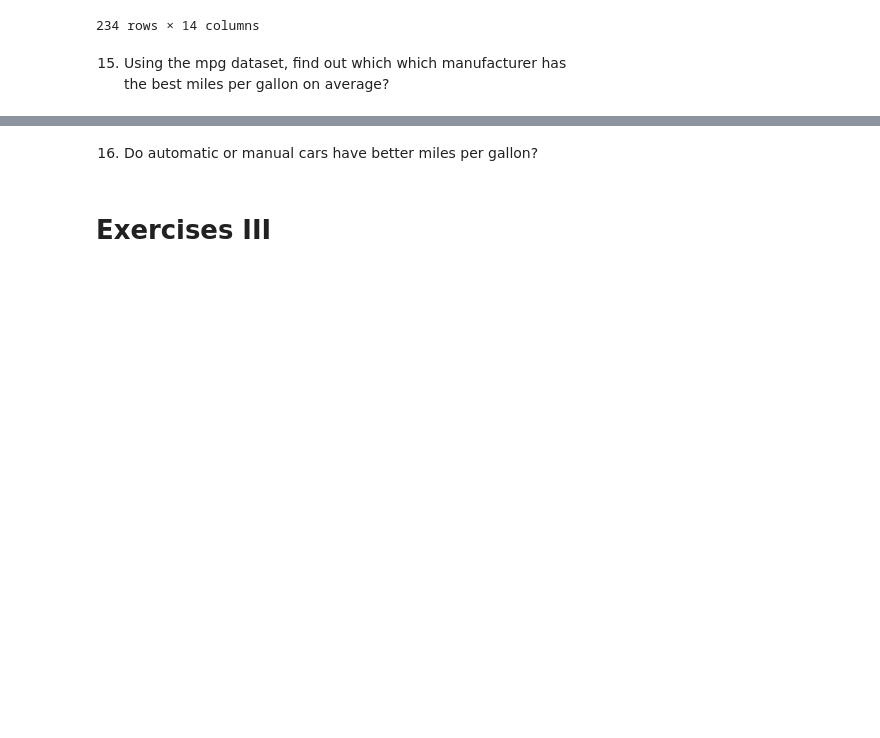
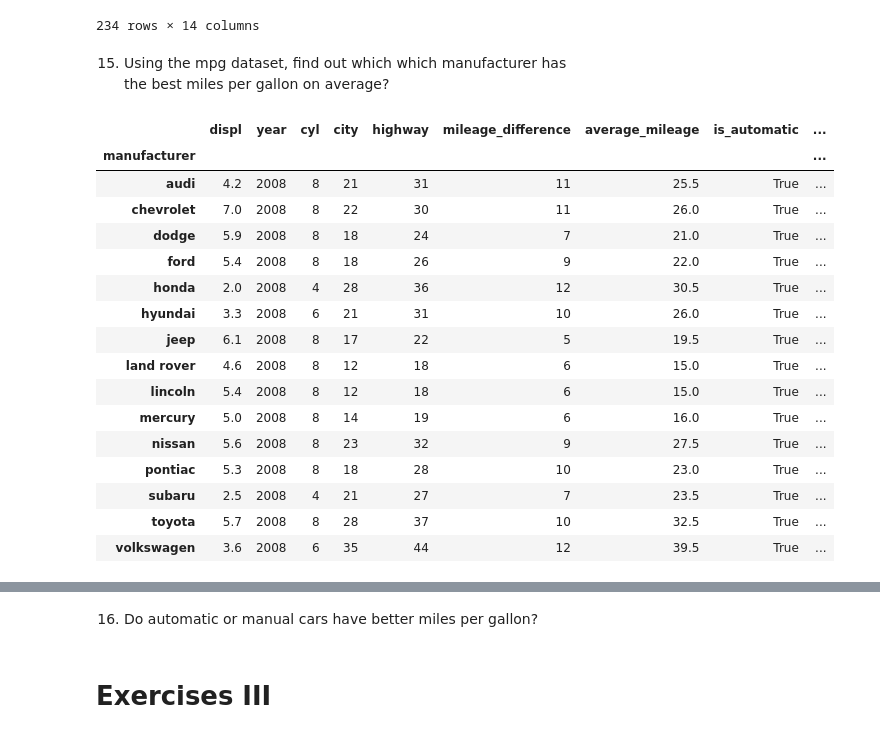
Before and after one commit to nicholas-dougherty/numpy-pandas-visualization-exercises, a Jupyter notebook: advanced_dataframes.ipynb, the cells around one changed output, grey strips where cells are left out. Cells and saved outputs as stored; diff of their text form; code cells hidden in the pictures; blank space fills up the shorter version.

```diff
--- a/advanced_dataframes.ipynb
+++ b/advanced_dataframes.ipynb
@@ -443,4 +487,26 @@ mpg
 15. Using the mpg dataset, find out which which manufacturer has
 the best miles per gallon on average?
 # %%
-# distinct_manu to show the manufacturers separately
+mpg.groupby('manufacturer').max('average_mileage')
+# Volkswagen
+# incorrect. Trying to figure out why.
+
+# mpg.groupby('manufacturer').average_mileage.mean().sort_values(ascending=False).round(2)
+# %% [output]
+|  | displ | year | cyl | city | highway | mileage_difference | average_mileage | is_automatic | ... |
+| manufacturer |  |  |  |  |  |  |  |  | ... |
+| audi | 4.2 | 2008 | 8 | 21 | 31 | 11 | 25.5 | True | ... |
+| chevrolet | 7.0 | 2008 | 8 | 22 | 30 | 11 | 26.0 | True | ... |
+| dodge | 5.9 | 2008 | 8 | 18 | 24 | 7 | 21.0 | True | ... |
+| ford | 5.4 | 2008 | 8 | 18 | 26 | 9 | 22.0 | True | ... |
+| honda | 2.0 | 2008 | 4 | 28 | 36 | 12 | 30.5 | True | ... |
+| hyundai | 3.3 | 2008 | 6 | 21 | 31 | 10 | 26.0 | True | ... |
+| jeep | 6.1 | 2008 | 8 | 17 | 22 | 5 | 19.5 | True | ... |
+| land rover | 4.6 | 2008 | 8 | 12 | 18 | 6 | 15.0 | True | ... |
+| lincoln | 5.4 | 2008 | 8 | 12 | 18 | 6 | 15.0 | True | ... |
+| mercury | 5.0 | 2008 | 8 | 14 | 19 | 6 | 16.0 | True | ... |
+| nissan | 5.6 | 2008 | 8 | 23 | 32 | 9 | 27.5 | True | ... |
+| pontiac | 5.3 | 2008 | 8 | 18 | 28 | 10 | 23.0 | True | ... |
+| subaru | 2.5 | 2008 | 4 | 21 | 27 | 7 | 23.5 | True | ... |
+| toyota | 5.7 | 2008 | 8 | 28 | 37 | 10 | 32.5 | True | ... |
+| volkswagen | 3.6 | 2008 | 6 | 35 | 44 | 12 | 39.5 | True | ... |
```
Also changed, not shown: parts of 47 cells of this notebook.
